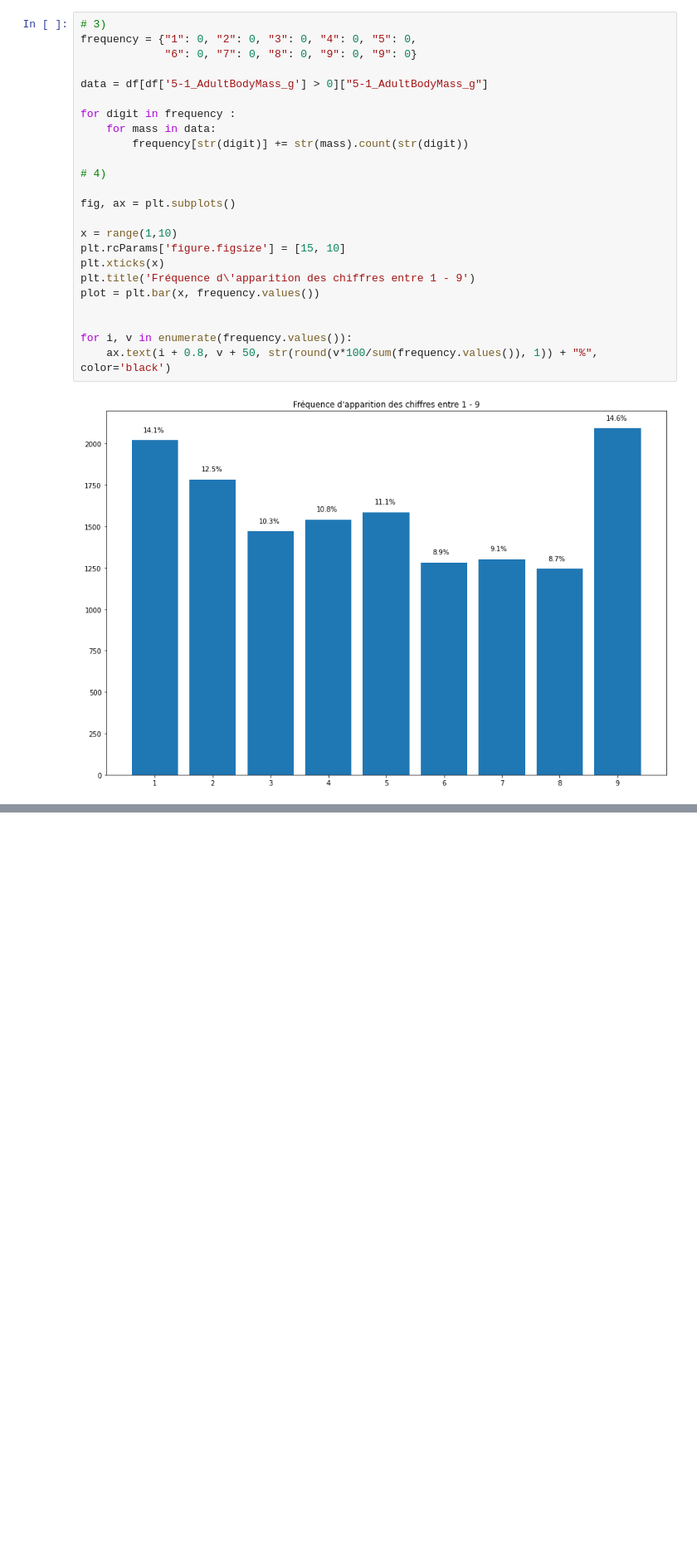
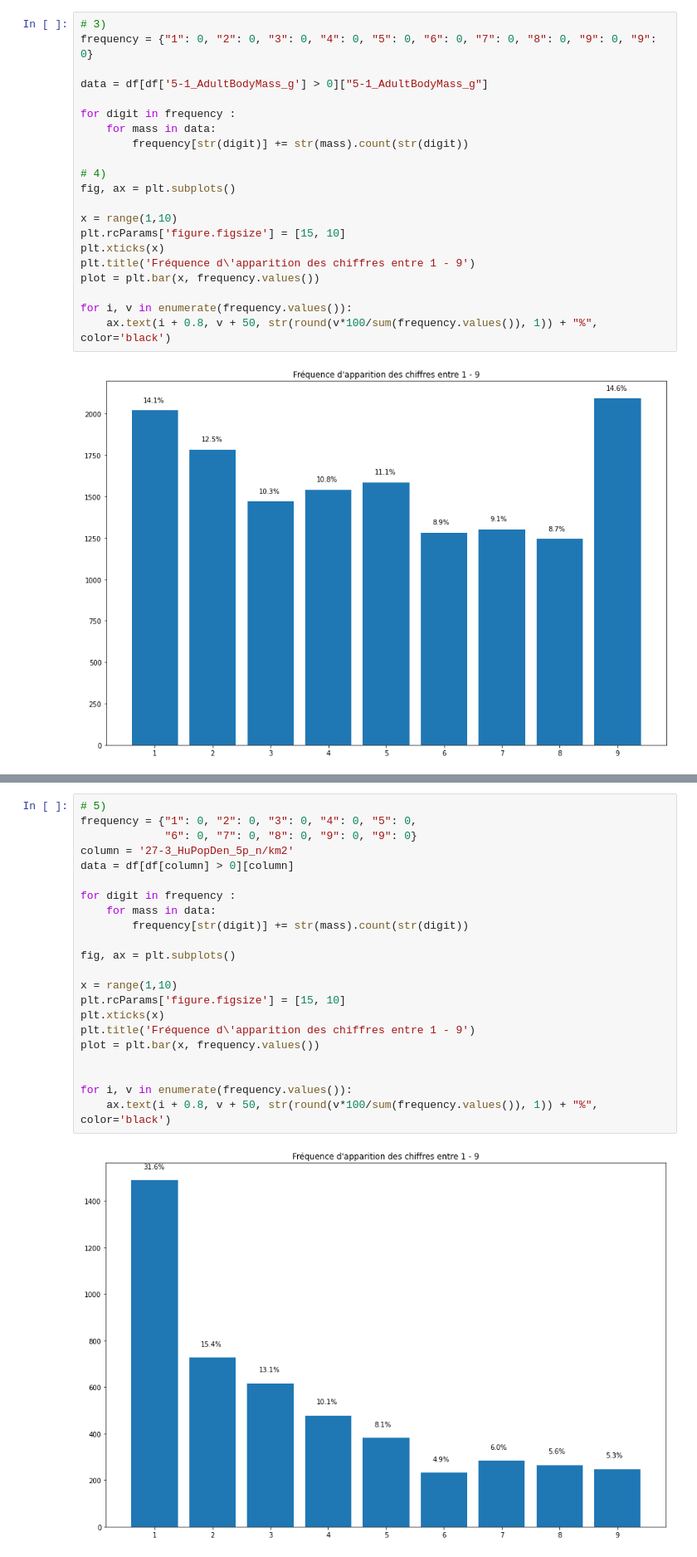
Before and after one commit to richmartins/ISD_L3, a Jupyter notebook: animaux.ipynb, the cells around one changed output, grey strips where cells are left out. Shown: that part at 83% size. Saved outputs shown, nothing was run; the diff lists cells and outputs as text; blank space fills up the shorter version.

```diff
--- a/animaux.ipynb
+++ b/animaux.ipynb
@@ -126,8 +123,7 @@ filteredData[["5-1_AdultBodyMass_g"]].mode()
 | 0 | 40.0 |
 # %%
 # 3)
-frequency = {"1": 0, "2": 0, "3": 0, "4": 0, "5": 0,
-             "6": 0, "7": 0, "8": 0, "9": 0, "9": 0}
+frequency = {"1": 0, "2": 0, "3": 0, "4": 0, "5": 0, "6": 0, "7": 0, "8": 0, "9": 0, "9": 0}
 
 data = df[df['5-1_AdultBodyMass_g'] > 0]["5-1_AdultBodyMass_g"]
 
@@ -136,7 +132,6 @@ for digit in frequency :
         frequency[str(digit)] += str(mass).count(str(digit))
 
 # 4)
-
 fig, ax = plt.subplots()
 
 x = range(1,10)
@@ -145,7 +140,6 @@ plt.xticks(x)
 plt.title('Fréquence d\'apparition des chiffres entre 1 - 9')
 plot = plt.bar(x, frequency.values())
 
-
 for i, v in enumerate(frequency.values()):
     ax.text(i + 0.8, v + 50, str(round(v*100/sum(frequency.values()), 1)) + "%", color='black')
 # %% [output]
@@ -156,0 +151,24 @@ Nous pouvons observer qu'il y a beaucoup plus d'occurences du chiffre 9 dans not
+# %%
+# 5)
+frequency = {"1": 0, "2": 0, "3": 0, "4": 0, "5": 0,
+             "6": 0, "7": 0, "8": 0, "9": 0, "9": 0}
+column = '27-3_HuPopDen_5p_n/km2'
+data = df[df[column] > 0][column]
+
+for digit in frequency :
+    for mass in data:
+        frequency[str(digit)] += str(mass).count(str(digit))
+
+fig, ax = plt.subplots()
+
+x = range(1,10)
+plt.rcParams['figure.figsize'] = [15, 10]
+plt.xticks(x)
+plt.title('Fréquence d\'apparition des chiffres entre 1 - 9')
+plot = plt.bar(x, frequency.values())
+
+
+for i, v in enumerate(frequency.values()):
+    ax.text(i + 0.8, v + 50, str(round(v*100/sum(frequency.values()), 1)) + "%", color='black')
+# %% [output]
+[figure, added]
```
Also changed, not shown: parts of 4 cells of this notebook, 1 other file.
